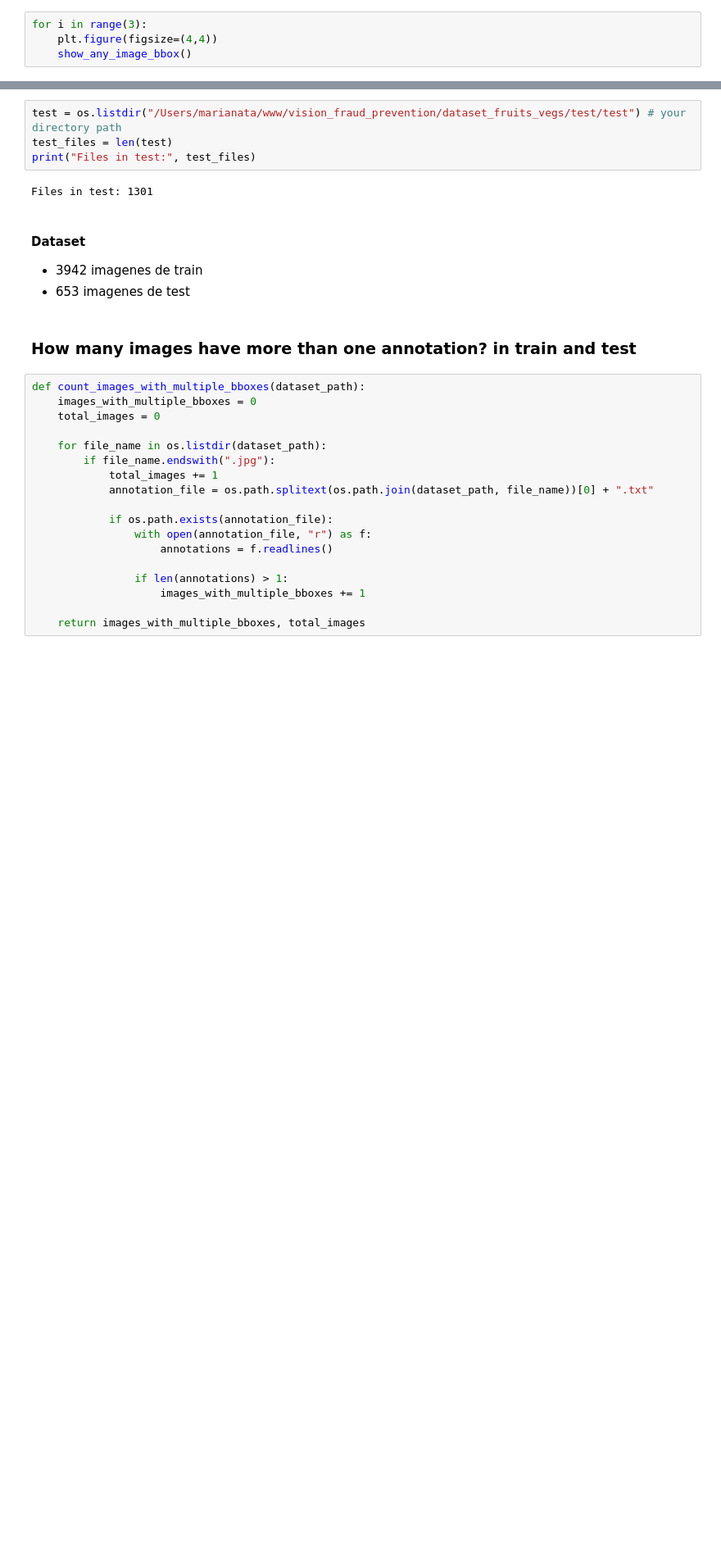
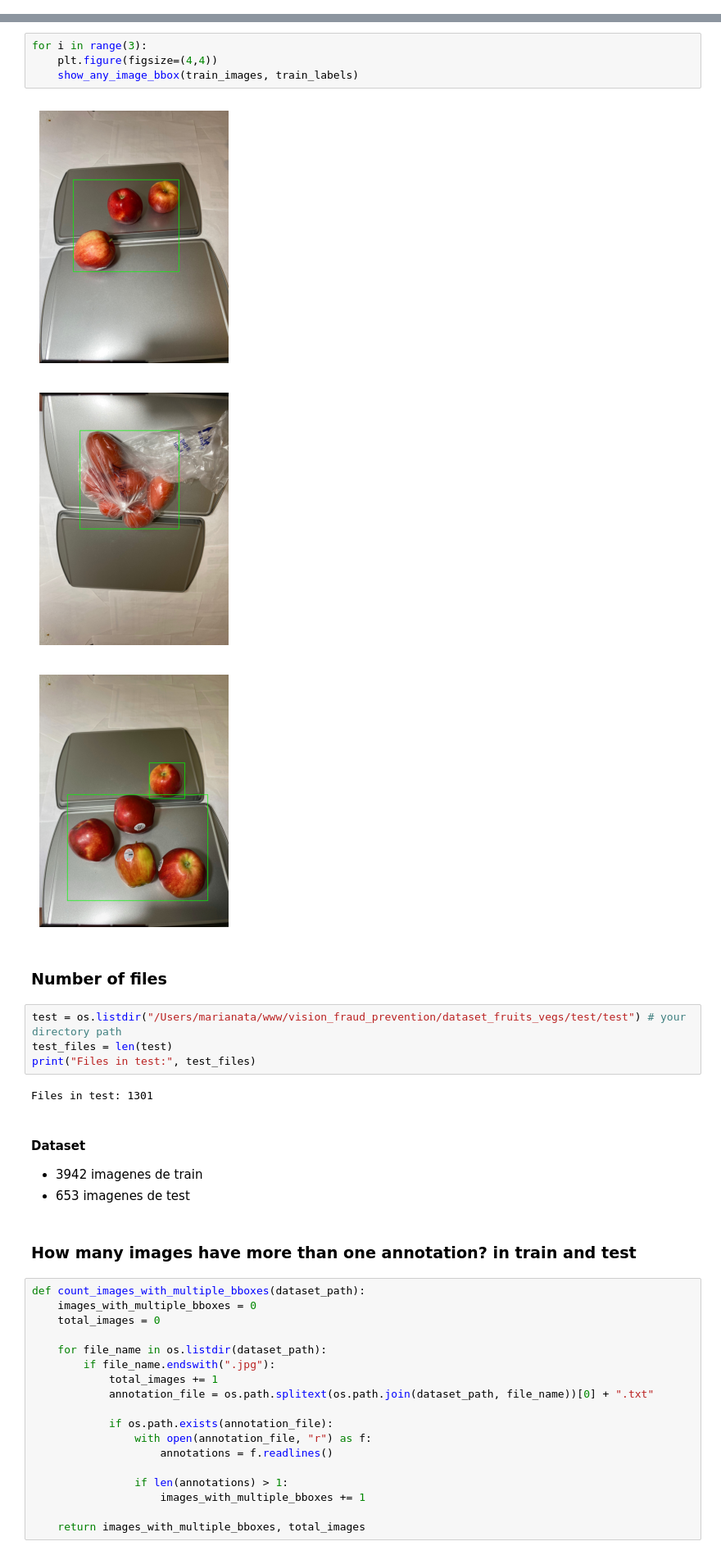
Before and after one commit to marianataglio/vision_fraud_prevention, a Jupyter notebook: 01 - data_exploration.ipynb, the cells around one changed output, grey strips where cells are left out. Shown at 82% size. Saved outputs shown, nothing was run; the diff lists cells and outputs as text; blank space fills up the shorter version.

```diff
--- a/01 - data_exploration.ipynb
+++ b/01 - data_exploration.ipynb
@@ -75,4 +33,0 @@ def show_any_image_bbox():
-# %%
-for i in range(3):
-    plt.figure(figsize=(4,4))
-    show_any_image_bbox()
@@ -90,3 +93,13 @@ Files in train: 7884
+# %%
+for i in range(3):
+    plt.figure(figsize=(4,4))
+    show_any_image_bbox(train_images, train_labels)
+# %% [output]
+[figure, added]
+[figure, added]
+[figure, added]
+# %% [markdown]
+### Number of files
 # %%
 test = os.listdir("/Users/marianata/www/vision_fraud_prevention/dataset_fruits_vegs/test/test") # your directory path
 test_files = len(test)
```
Also changed, not shown: parts of 18 cells of this notebook.
